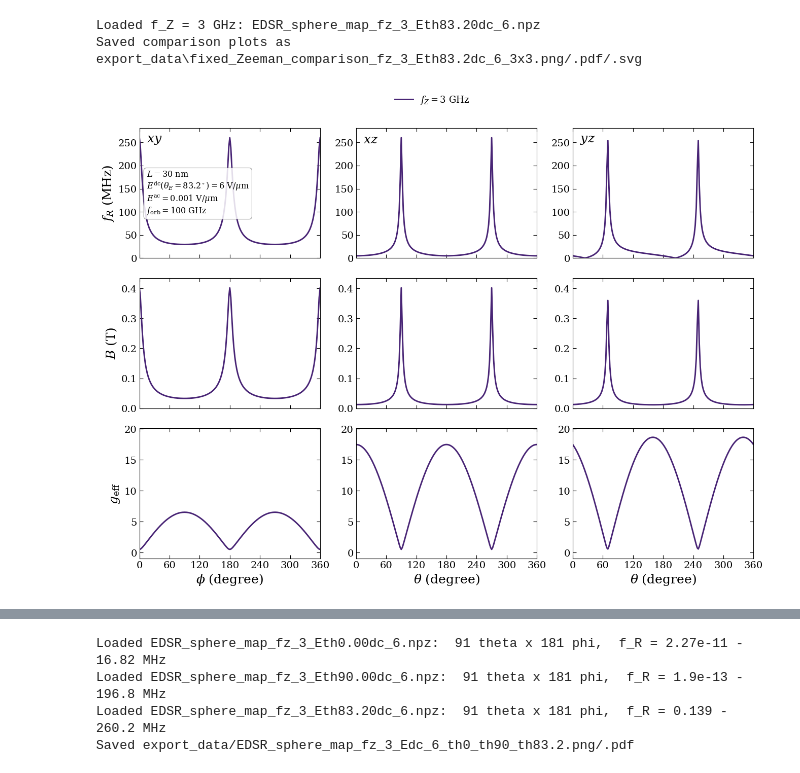
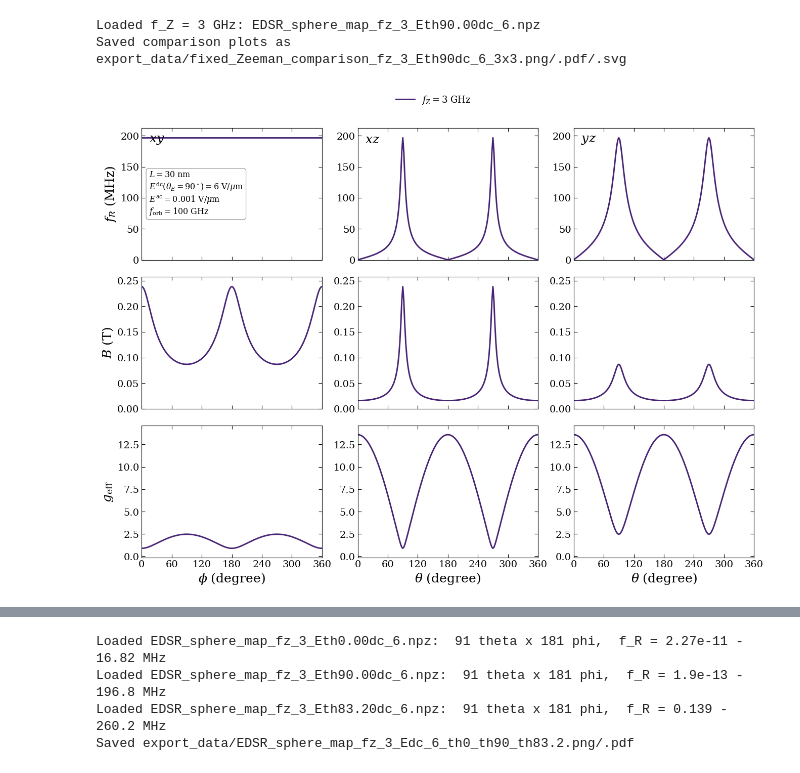
Before and after one commit to anirban8653/Quantum_dot_2H_Ge, a Jupyter notebook: EDSR/plot.ipynb, the cells around one changed output, grey strips where cells are left out. Saved outputs shown, nothing was run; the diff lists cells and outputs as text; code cells hidden in the pictures.

```diff
--- a/EDSR/plot.ipynb
+++ b/EDSR/plot.ipynb
@@ -28,7 +28,7 @@ import numpy as np
 
 # Direction of E^dc in the y-z plane, measured from +y (0 -> E_y, 90 -> E_z).
 # Set to None to use E_dc_dir ("y"/"z") instead.
-E_dc_theta = 83.2
+E_dc_theta = 90
 
 
 # ==================================================
@@ -304,36 +304,36 @@ axes[0, 0].text(
 
 handles, labels = axes[0, 0].get_legend_handles_labels()
 fig.legend(
     handles,
     labels,
     loc="upper center",
     bbox_to_anchor=(0.5, 1.01),
     ncol=1,
     frameon=False,
     fontsize=13,
 )
 
 
 # ==================================================
 # Layout and save
 # ==================================================
 
 E_tag = f"th{E_dc_theta:g}" if E_dc_theta is not None else E_dc_dir
 fz_tag = f"{target_fZ_GHz:g}_E{E_tag}dc_{E_dc_Vum:g}"
 output_stem = output_dir / f"fixed_Zeeman_comparison_fz_{fz_tag}_3x3"
 
 fig.tight_layout(rect=(0.0, 0.0, 1.0, 0.95))
 
 fig.savefig(f"{output_stem}.png", dpi=300, bbox_inches="tight")
 fig.savefig(f"{output_stem}.pdf", bbox_inches="tight")
 fig.savefig(f"{output_stem}.svg", bbox_inches="tight")
 
 print(f"Saved comparison plots as {output_stem}.png/.pdf/.svg")
 plt.show()
 # %% [output]
-Loaded f_Z = 3 GHz: EDSR_sphere_map_fz_3_Eth83.20dc_6.npz
-Saved comparison plots as export_data\fixed_Zeeman_comparison_fz_3_Eth83.2dc_6_3x3.png/.pdf/.svg
+Loaded f_Z = 3 GHz: EDSR_sphere_map_fz_3_Eth90.00dc_6.npz
+Saved comparison plots as export_data/fixed_Zeeman_comparison_fz_3_Eth90dc_6_3x3.png/.pdf/.svg
-[figure, old version]
+[figure, new version]
 # %%
 for E_dir in E_dc_dirs:
     data = datasets[E_dir]
```
Also changed, not shown: parts of 2 cells of this notebook, 16 other files.
